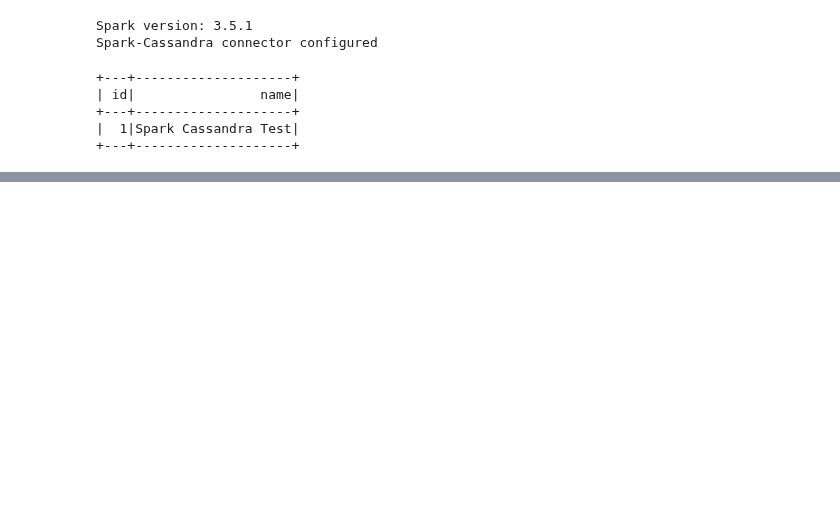
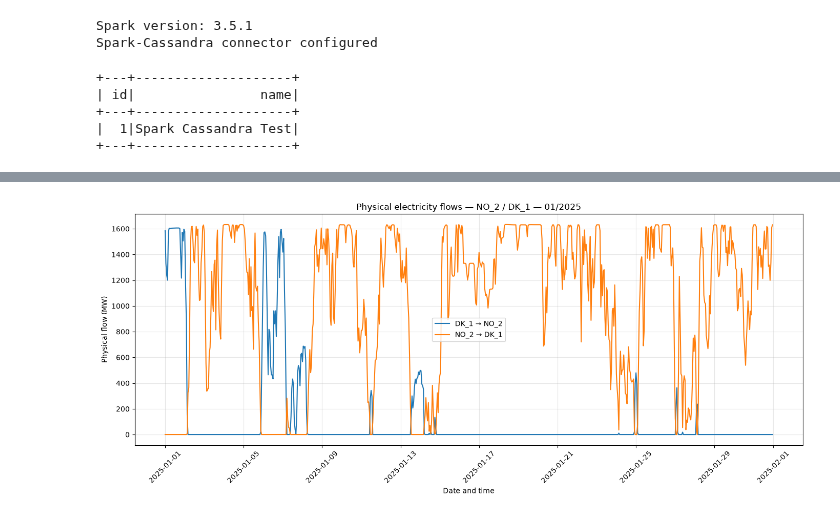
Before and after one commit to xoksy/jouyit_IND320, a Jupyter notebook: notebooks/project_part2.ipynb, the cells around one changed output, grey strips where cells are left out. Cells and saved outputs as stored; diff of their text form; code cells hidden in the pictures; blank space fills up the shorter version.

```diff
--- a/notebooks/project_part2.ipynb
+++ b/notebooks/project_part2.ipynb
@@ -103,0 +817,56 @@ Test data deleted successfully
+# %%
+chosen_year = 2025
+chosen_month = 1  # January
+
+# Filter with Spark
+spark_month = spark_flows.filter(
+    (year(col("timestamp")) == chosen_year)
+    & (month(col("timestamp")) == chosen_month)
+    &
+    (
+        (
+            (col("from_zone") == zone_a)
+            & (col("to_zone") == zone_b)
+        )
+        |
+        (
+            (col("from_zone") == zone_b)
+            & (col("to_zone") == zone_a)
+        )
+    )
+)
+
+# Convert in Pandas for plotting
+month_df = spark_month.toPandas()
+
+if month_df.empty:
+    print("No data for this connection and month.")
+else:
+    month_df["timestamp"] = pd.to_datetime(month_df["timestamp"])
+    month_df = month_df.sort_values("timestamp")
+
+    plt.figure(figsize=(14, 6))
+
+    for (from_zone, to_zone), group in month_df.groupby(
+        ["from_zone", "to_zone"]
+    ):
+        plt.plot(
+            group["timestamp"],
+            group["flow_mw"],
+            label=f"{from_zone} → {to_zone}"
+        )
+
+    plt.title(
+        f"Physical electricity flows — {zone_a} / {zone_b} — "
+        f"{chosen_month:02d}/{chosen_year}"
+    )
+
+    plt.xlabel("Date and time")
+    plt.ylabel("Physical flow (MW)")
+    plt.legend()
+    plt.grid(True, alpha=0.3)
+    plt.xticks(rotation=45)
+    plt.tight_layout()
+    plt.show()
+# %% [output]
+[figure, added]
```
Also changed, not shown: parts of 18 cells of this notebook.
